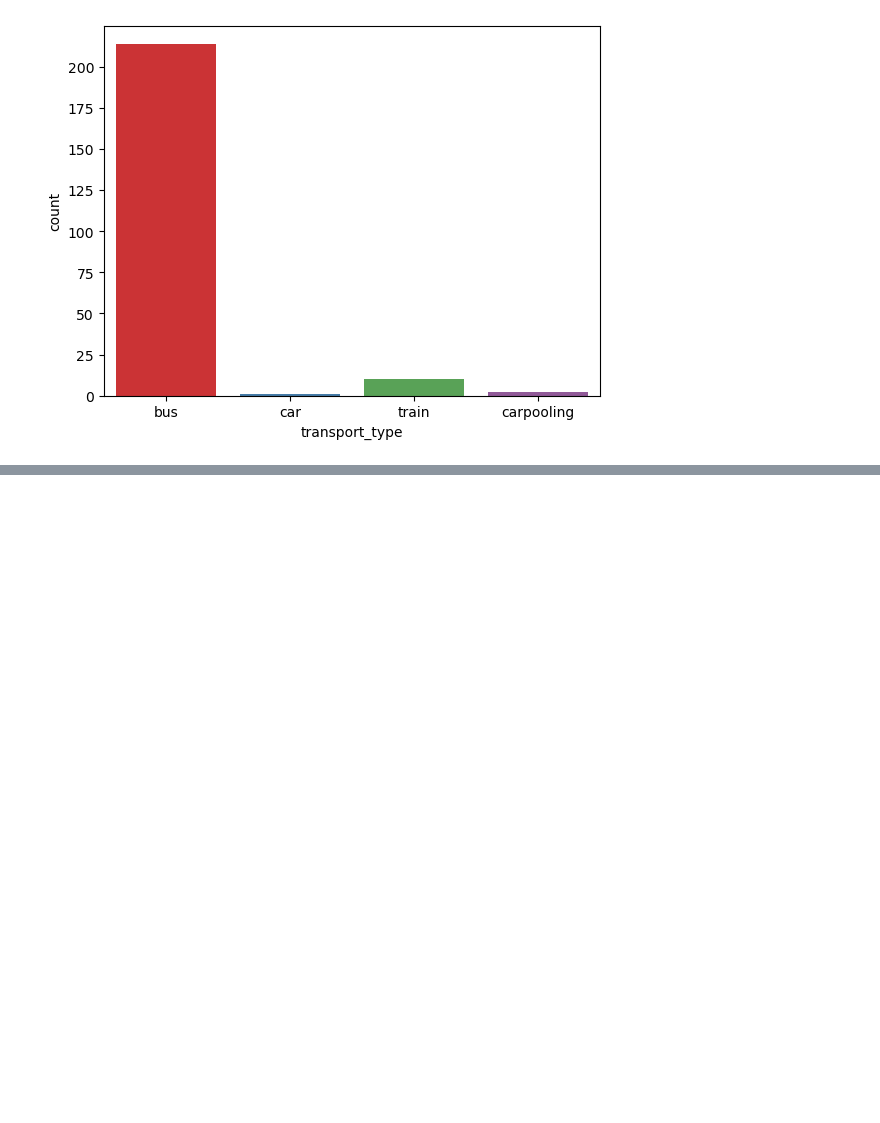
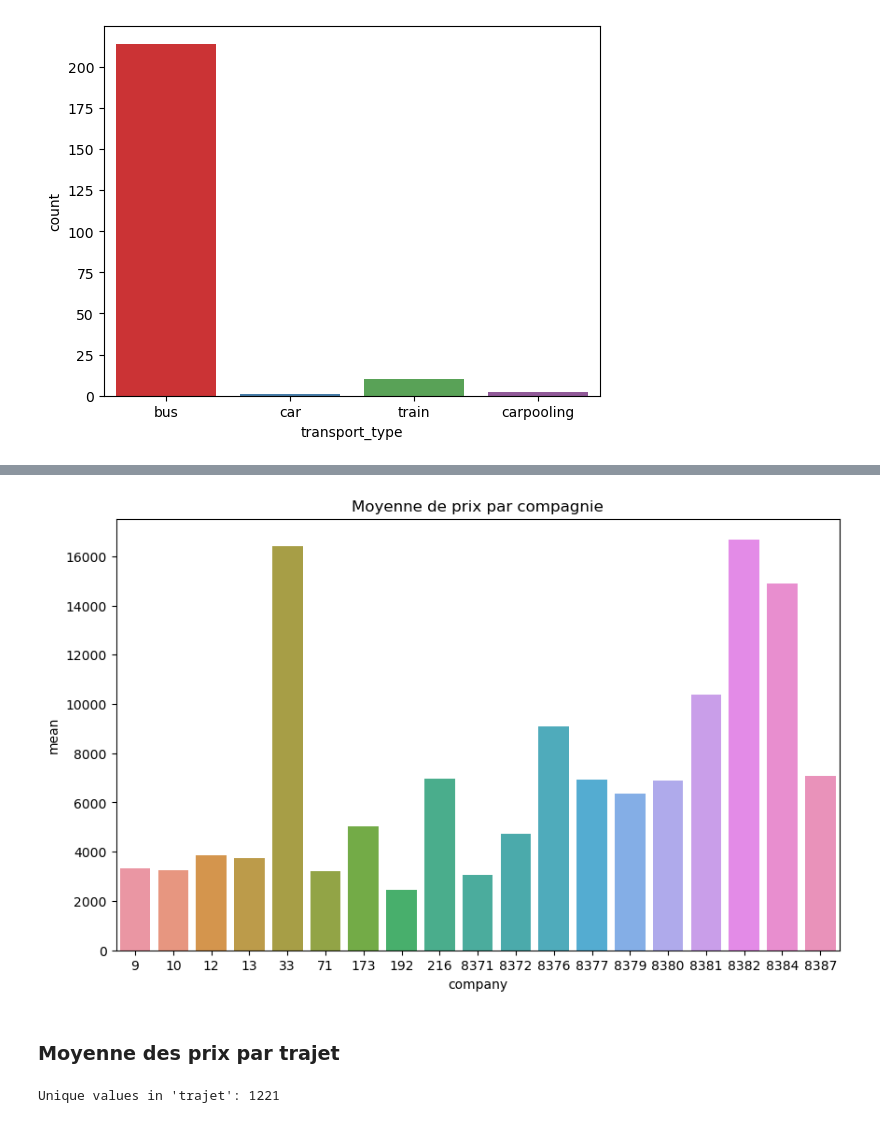
Before and after one commit to najwa-errachidy/Crunching_data, a Jupyter notebook: data.ipynb, the cells around one changed output, grey strips where cells are left out. Drawn from its saved outputs; the diff is of its cells as text; code cells hidden in the pictures; blank space fills up the shorter version.

Commit message:
data exploration1

```diff
--- a/data.ipynb
+++ b/data.ipynb
@@ -274,0 +367,5 @@ tickets.head(5)
+# %%
+# Stats des prix par trajet
+company_price = tickets.groupby('company')['price_in_cents'].agg([min, max, np.mean]).reset_index()
+company_price.reset_index()
+company_price.columns = ['company', 'min', 'max', 'mean']
@@ -274,0 +392,13 @@ tickets.head(5)
+# %%
+fig, ax = plt.subplots(figsize=(10, 6))
+sns.barplot(x='company', y='mean', data=company_price)
+plt.title("Moyenne de prix par compagnie")
+plt.show()
+# %% [output]
+[figure, added]
+# %% [markdown]
+### Moyenne des prix par trajet
+# %%
+print("Unique values in 'trajet':", tickets['trajet'].apply(lambda x: tuple(x)).nunique())
+# %% [output]
+Unique values in 'trajet': 1221
```
Also changed, not shown: parts of 64 cells of this notebook.
